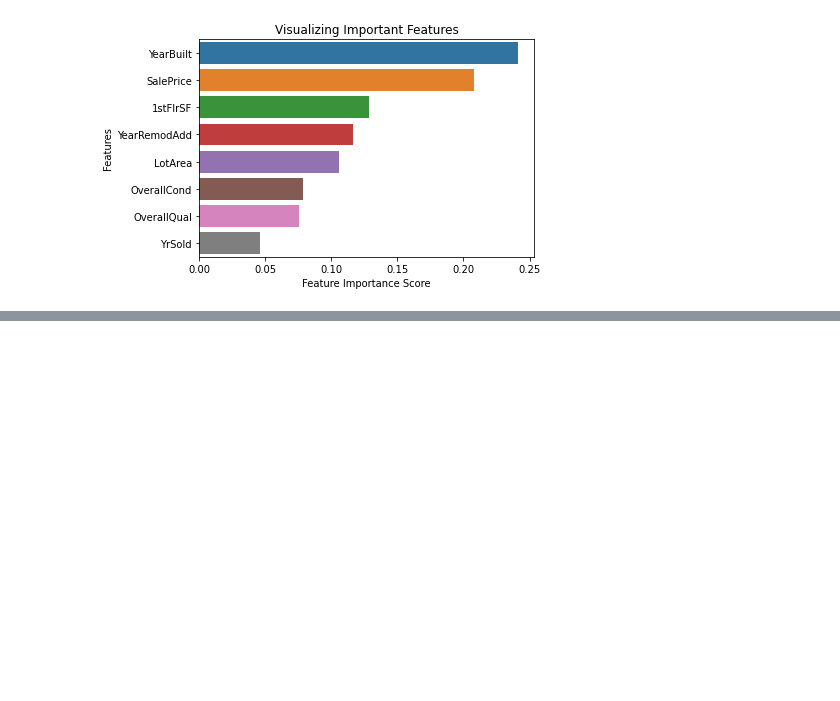
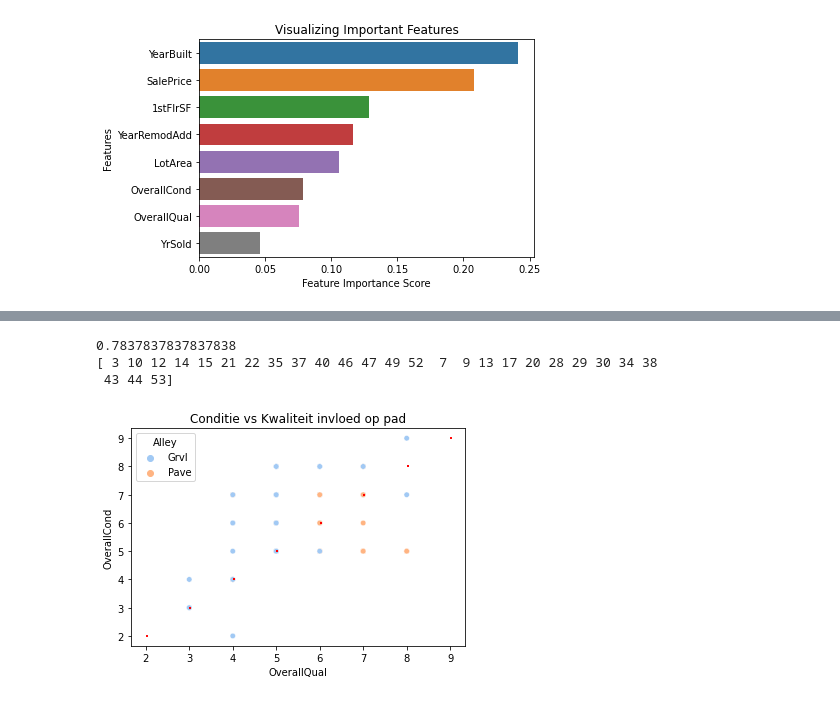
Before and after one commit to dvwgerritsen/data_science_research_report, a Jupyter notebook: research_report.ipynb, the cells around one changed output, grey strips where cells are left out. Drawn from its saved outputs; the diff is of its cells as text; code cells hidden in the pictures; blank space fills up the shorter version.

```diff
--- a/research_report.ipynb
+++ b/research_report.ipynb
@@ -604,0 +662,37 @@ Na een aantal berekeningen te hebben gedaan, komt de hypthose die  van te voren
+# %%
+df = df[df['Alley'].notna()]
+X = df[['OverallQual', 'OverallCond']]
+y = df['Alley']
+
+x1 = df['OverallQual']
+x2 = df['OverallCond']
+X_train, X_test, y_train, y_test = train_test_split(X, y, test_size=0.4, random_state=1)
+
+sns.scatterplot(x=x1, y=x2, hue=y, palette="pastel", s=30)
+
+from sklearn import svm, metrics
+
+X_train, X_test, y_train, y_test = train_test_split(X, y, test_size=0.4, random_state=1)
+
+clf = svm.SVC(kernel='linear', random_state=1)
+clf.fit(X_train, y_train)
+
+y_pred = clf.predict(X_test)
+print(metrics.accuracy_score(y_test, y_pred))
+
+support_vector_indices = clf.support_
+print(clf.support_)
+# Get support vectors themselves
+support_vectors = clf.support_vectors_
+
+#Visualize support vectors
+plt.scatter(support_vectors, support_vectors, color='red', marker=',', s=1)
+plt.title('Conditie vs Kwaliteit invloed op pad')
+plt.xlabel('OverallQual')
+plt.ylabel('OverallCond')
+plt.show()
+# %% [output]
+0.7837837837837838
+[ 3 10 12 14 15 21 22 35 37 40 46 47 49 52  7  9 13 17 20 28 29 30 34 38
+ 43 44 53]
+[figure, added]
```
Also changed, not shown: parts of 13 cells of this notebook, 2 other files.
